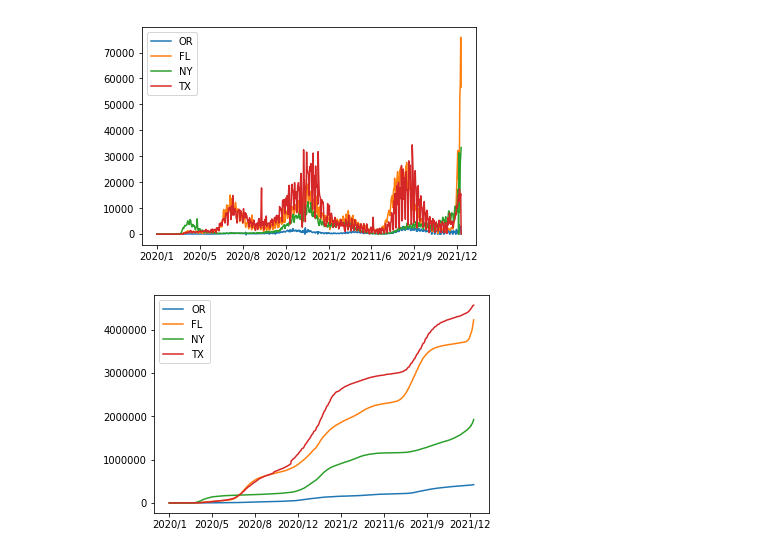
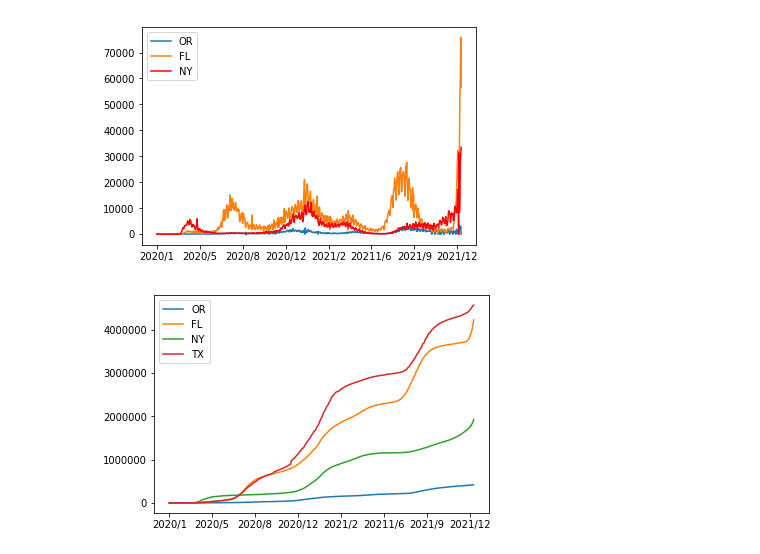
Before and after one commit to GoodrainCN/Covid_Trend, a Jupyter notebook: graphing.ipynb, the cells around one changed output. Drawn from its saved outputs; the diff is of its cells as text; code cells hidden in the pictures.

```diff
--- a/graphing.ipynb
+++ b/graphing.ipynb
@@ -9,27 +9,27 @@ state_list = [
 # %%
 import pandas as pd
 import matplotlib.pyplot as plt
 import math
 import numpy as np
 
 
 OR_data = pd.read_csv('cleaned/OR.csv', usecols=[5])
 FL_data = pd.read_csv('cleaned/FL.csv', usecols=[5])
 NY_data = pd.read_csv('cleaned/NY.csv', usecols=[5])
 TX_data = pd.read_csv('cleaned/TX.csv', usecols=[5])
 
 plt.plot(OR_data, label="OR")
 plt.plot(FL_data, label='FL')
-plt.plot(NY_data, label='NY')
-plt.plot(TX_data, label='TX')
+plt.plot(NY_data, 'r',label='NY')
+# plt.plot(TX_data, label='TX')
 plt.xticks(
     [0,100,200,300,400,500,600,700],
     ['2020/1','2020/5', '2020/8', '2020/12', '2021/2', '20211/6', '2021/9', '2021/12']
 )
 plt.legend(loc='best')
 plt.show()
 # %% [output]
-[figure, old version]
+[figure, new version]
 # %%
 import pandas as pd
 import matplotlib.pyplot as plt
```
Also changed, not shown: 7 other files.
